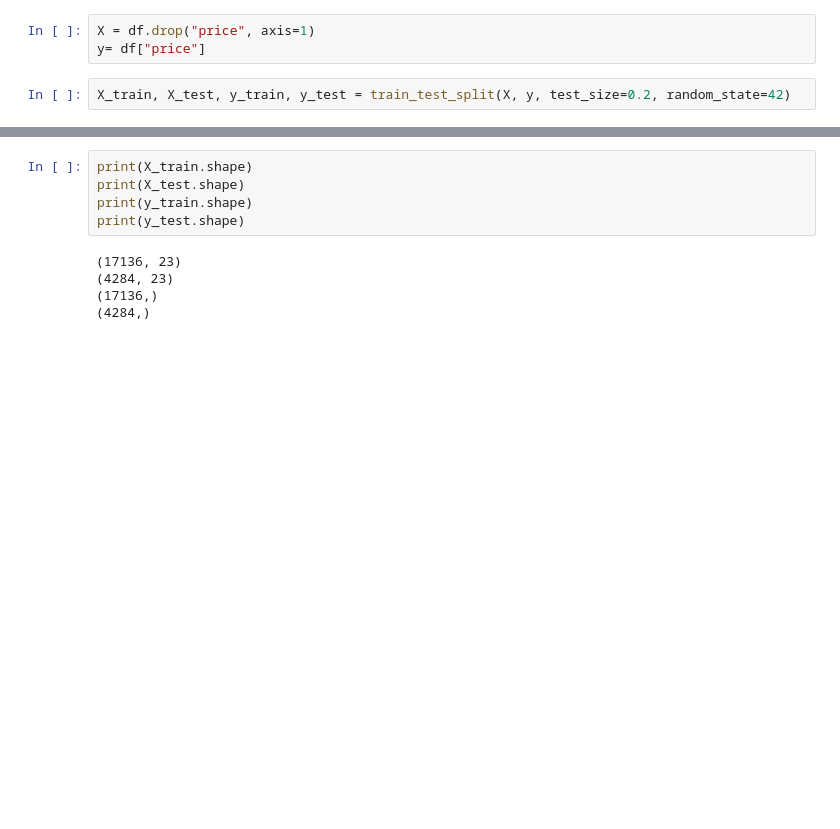
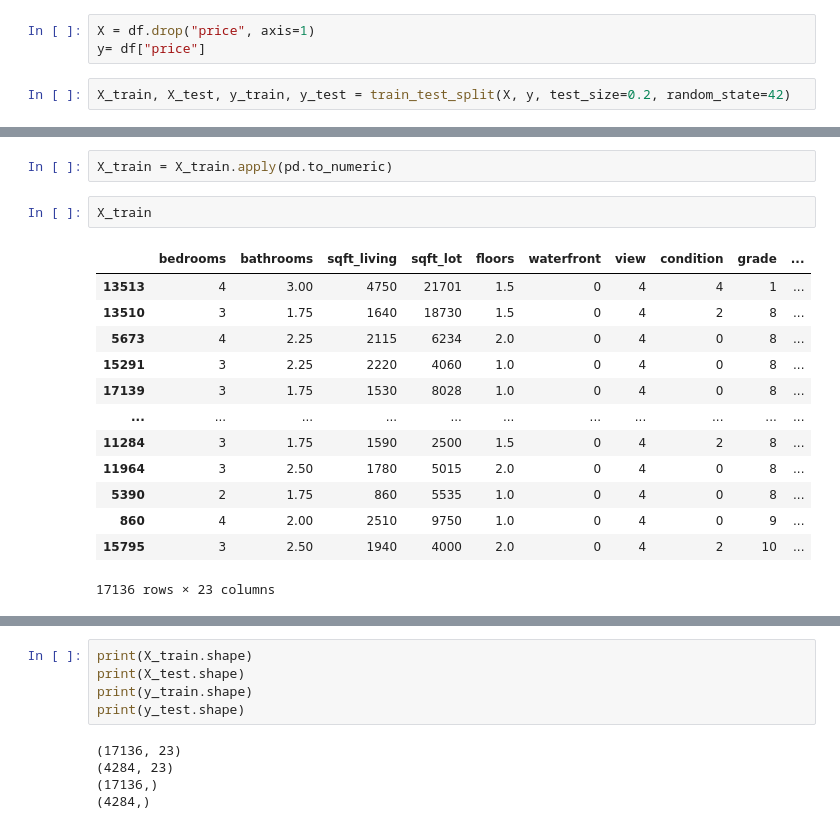
Before and after one commit to ValeriaVF/Phase_2-Project, a Jupyter notebook: olgerthasko.ipynb, the cells around one changed output, grey strips where cells are left out. Drawn from its saved outputs; the diff is of its cells as text; blank space fills up the shorter version.

```diff
--- a/olgerthasko.ipynb
+++ b/olgerthasko.ipynb
@@ -198,0 +108,18 @@ for index, col in enumerate(X_train.columns):
+# %%
+X_train = X_train.apply(pd.to_numeric)
+# %%
+X_train
+# %% [output]
+|  | bedrooms | bathrooms | sqft_living | sqft_lot | floors | waterfront | view | condition | grade | ... |
+| 13513 | 4 | 3.00 | 4750 | 21701 | 1.5 | 0 | 4 | 4 | 1 | ... |
+| 13510 | 3 | 1.75 | 1640 | 18730 | 1.5 | 0 | 4 | 2 | 8 | ... |
+| 5673 | 4 | 2.25 | 2115 | 6234 | 2.0 | 0 | 4 | 0 | 8 | ... |
+| 15291 | 3 | 2.25 | 2220 | 4060 | 1.0 | 0 | 4 | 0 | 8 | ... |
+| 17139 | 3 | 1.75 | 1530 | 8028 | 1.0 | 0 | 4 | 0 | 8 | ... |
+| ... | ... | ... | ... | ... | ... | ... | ... | ... | ... | ... |
+| 11284 | 3 | 1.75 | 1590 | 2500 | 1.5 | 0 | 4 | 2 | 8 | ... |
+| 11964 | 3 | 2.50 | 1780 | 5015 | 2.0 | 0 | 4 | 0 | 8 | ... |
+| 5390 | 2 | 1.75 | 860 | 5535 | 1.0 | 0 | 4 | 0 | 8 | ... |
+| 860 | 4 | 2.00 | 2510 | 9750 | 1.0 | 0 | 4 | 0 | 9 | ... |
+| 15795 | 3 | 2.50 | 1940 | 4000 | 2.0 | 0 | 4 | 2 | 10 | ... |
+17136 rows × 23 columns
```
Also changed, not shown: parts of 19 cells of this notebook, 1 other file.
